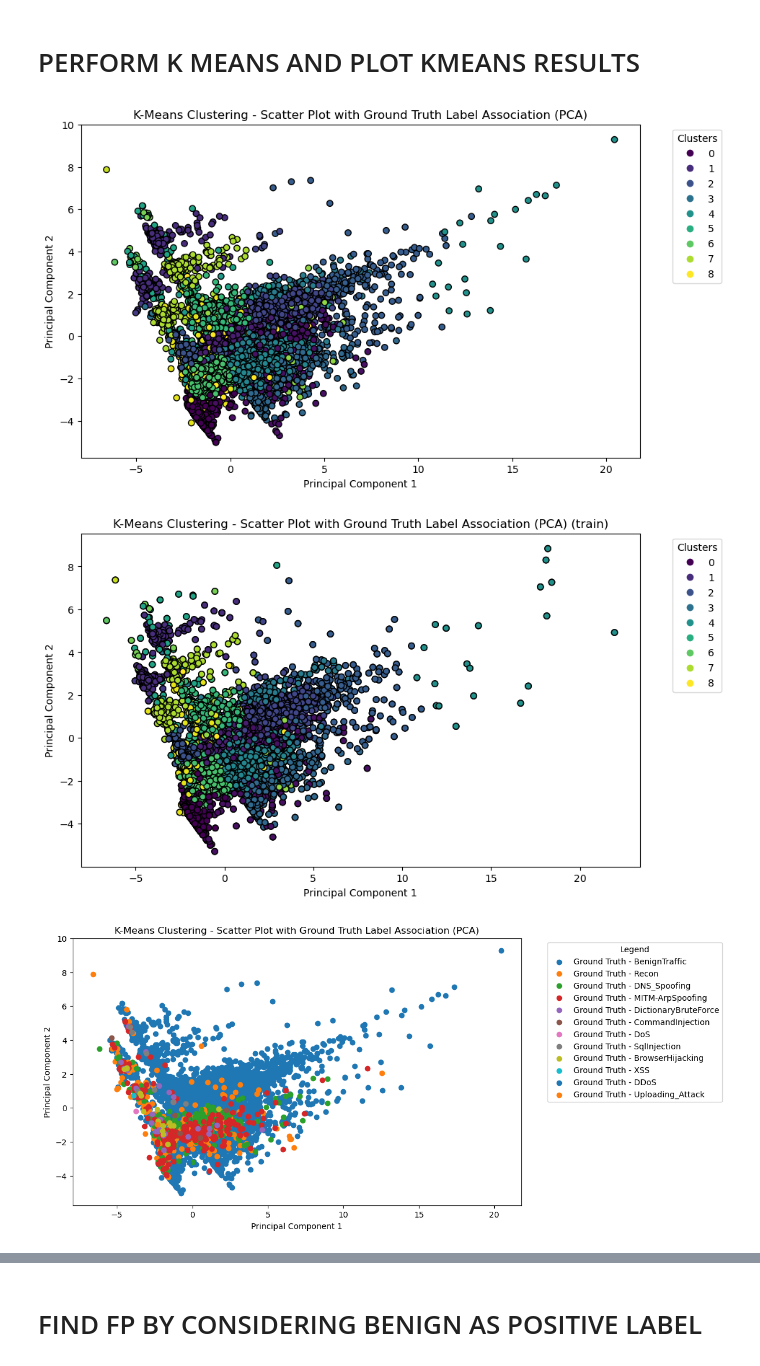
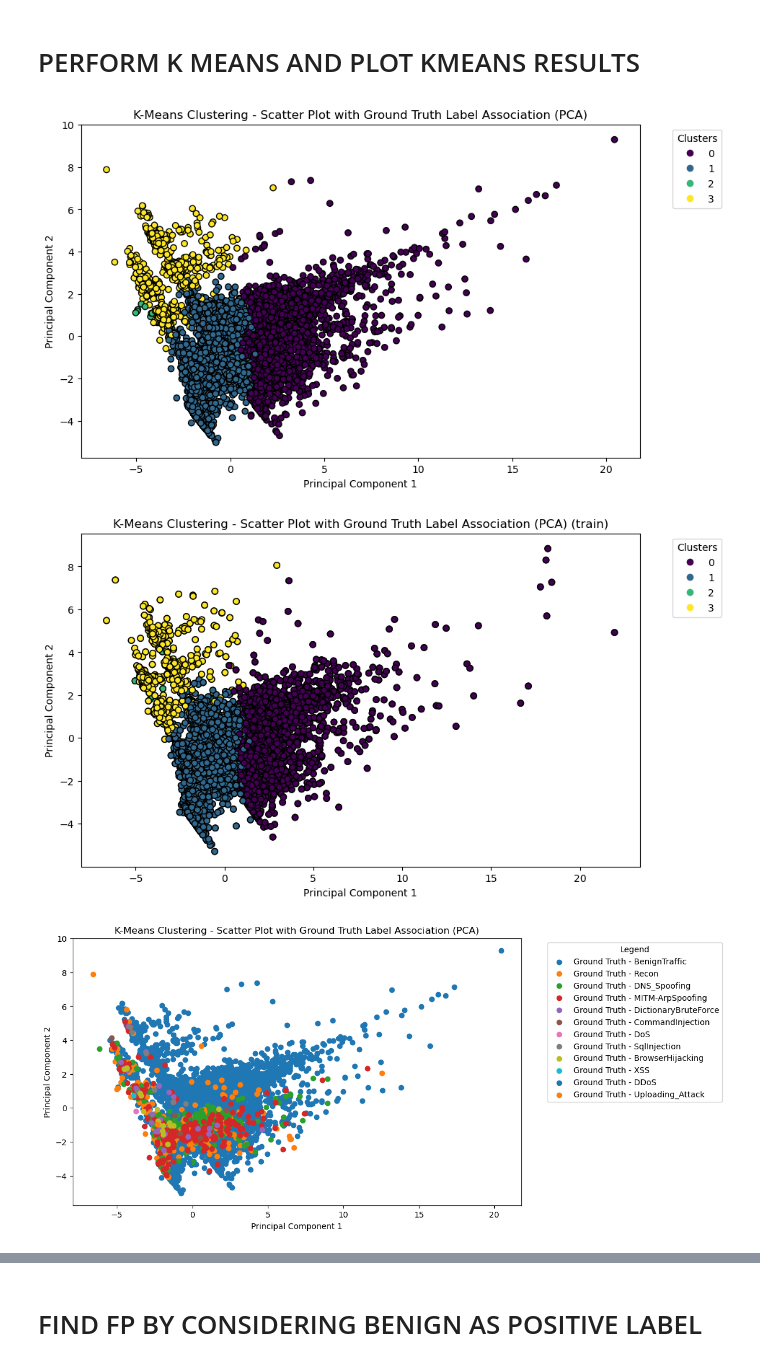
Before and after one commit to ML-Project-Team-5/Project_NetworkIDS, a Jupyter notebook: 3rf_Kmeans.ipynb, the cells around one changed output, grey strips where cells are left out. Saved outputs shown, nothing was run; the diff lists cells and outputs as text; code cells hidden in the pictures.

```diff
--- a/3rf_Kmeans.ipynb
+++ b/3rf_Kmeans.ipynb
@@ -223,7 +223,7 @@ X_pca_train = pca.fit_transform(X_scaled_train)
 # Apply k-means clustering on the reduced dataset
 
 # MAIN CHANGE!!
-number_of_clusters = 25
+number_of_clusters = 4
 kmeans = KMeans(n_clusters=number_of_clusters, random_state=42)
 predicted_labels_train_data = kmeans.fit(X_scaled_train)
 predicted_labels_train = kmeans.predict(X_scaled_train)
@@ -271,35 +271,35 @@ plt.figure(figsize=(10, 6))
 # Iterate over unique ground truth labels
 for label in y_true.unique():
     indices = cluster_label_association[cluster_label_association['Ground Truth Label'] == label].index
     plt.scatter(X_pca[indices, 0], X_pca[indices, 1], label=f'Ground Truth - {label}')
 
 # Add legend
 plt.legend(title='Legend', bbox_to_anchor=(1.05, 1), loc='upper left')
 plt.title('K-Means Clustering - Scatter Plot with Ground Truth Label Association (PCA)')
 plt.xlabel('Principal Component 1')
 plt.ylabel('Principal Component 2')
 
 plt.show()
 
 # Plot the association using a scatter plot
 plt.figure(figsize=(10, 6))
 
 # Iterate over unique ground truth labels
 for label in y_train.unique():
     indices = cluster_label_association_train[cluster_label_association_train['Ground Truth Label'] == label].index
     indices = indices[indices < len(X_pca_train)]
     plt.scatter(X_pca_train[indices, 0], X_pca_train[indices, 1], label=f'Ground Truth - {label}')
 
 # Add legend
 plt.legend(title='Legend', bbox_to_anchor=(1.05, 1), loc='upper left')
 plt.title('K-Means Clustering - Scatter Plot with Ground Truth Label Association (PCA)(train)')
 plt.xlabel('Principal Component 1')
 plt.ylabel('Principal Component 2')
 
 plt.show()
 # %% [output]
-[figure, old version]
+[figure, new version]
-[figure, old version]
+[figure, new version]
 [figure]
 [figure]
 # %% [markdown]
```
Also changed, not shown: parts of 3 cells of this notebook, 2 other files.
